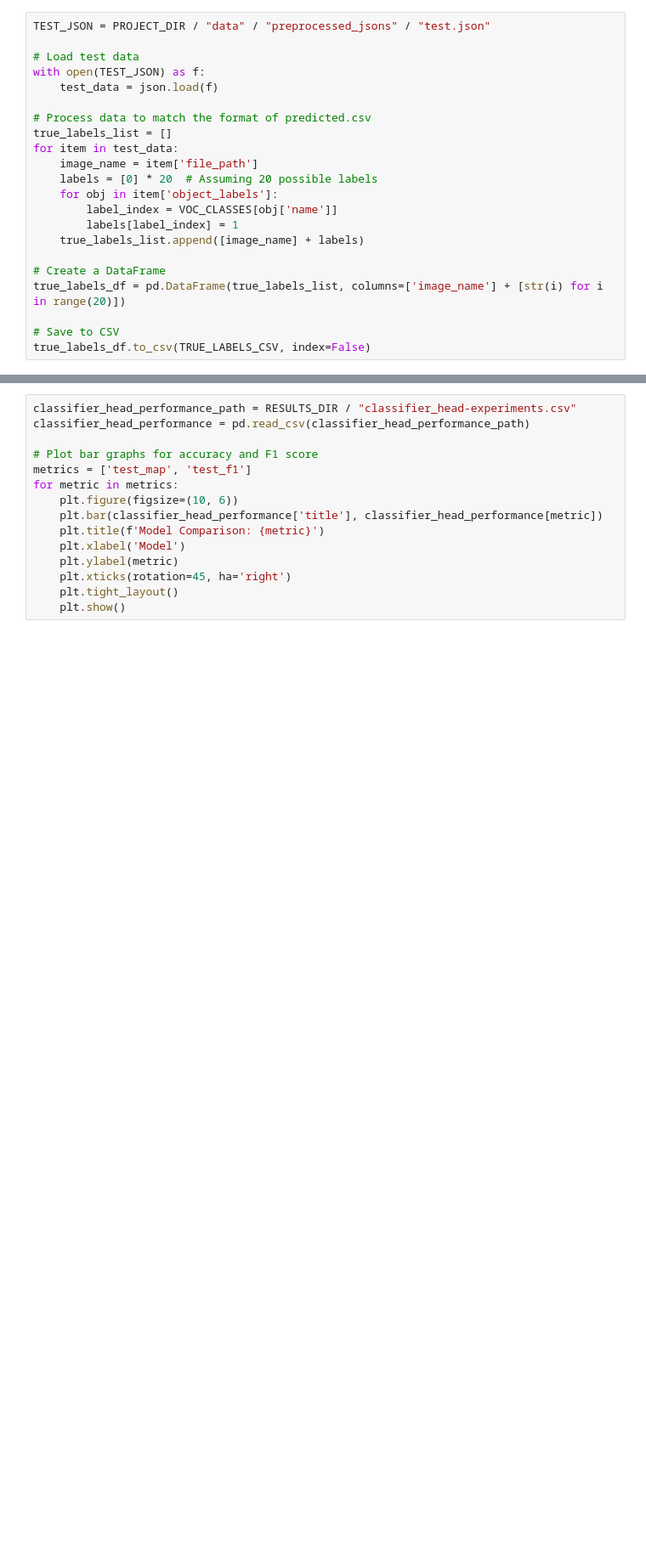
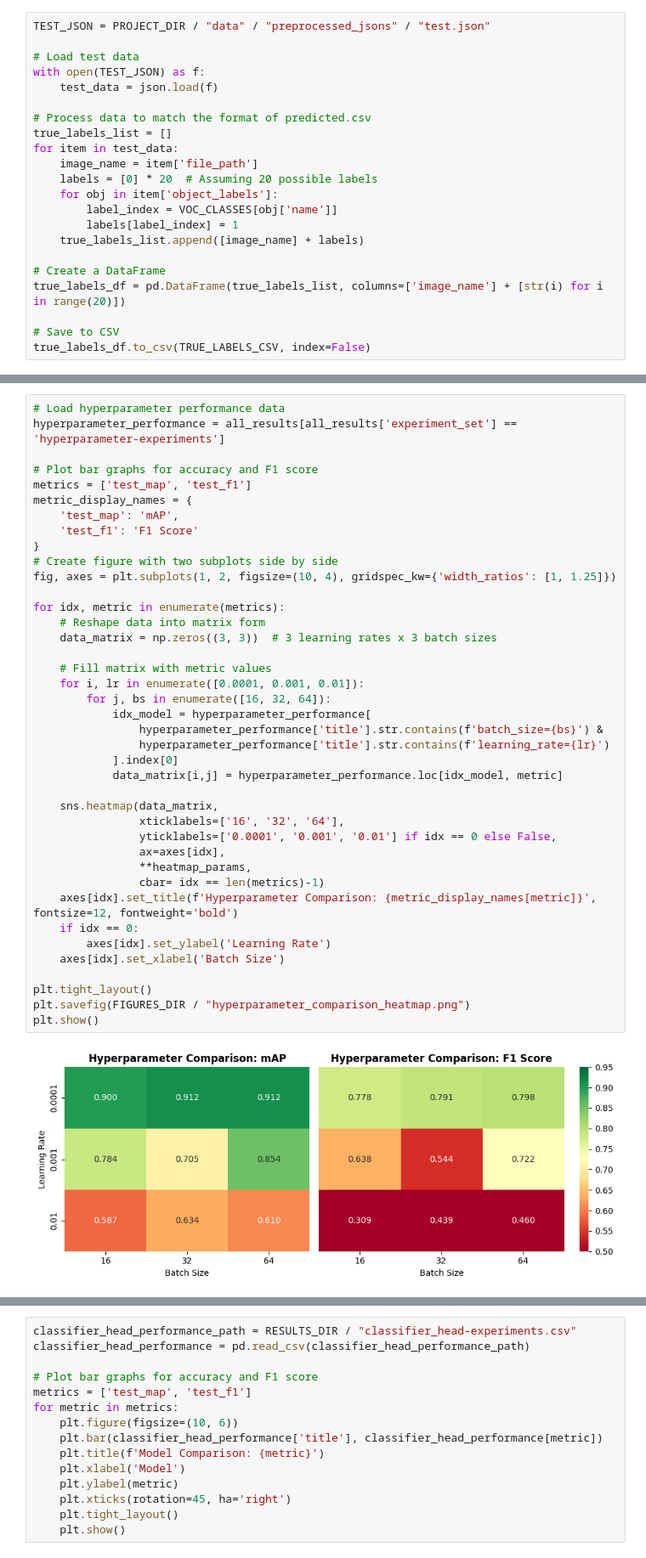
Before and after one commit to ZachParent/mai-object-recognition, a Jupyter notebook: practicals/p1/notes/1.1_results_analysis.ipynb, the cells around one changed output, grey strips where cells are left out. Shown at 85% size. Cells and saved outputs as stored; diff of their text form; blank space fills up the shorter version.

```diff
--- a/practicals/p1/notes/1.1_results_analysis.ipynb
+++ b/practicals/p1/notes/1.1_results_analysis.ipynb
@@ -99,0 +110,42 @@ for metric in metrics:
+# %%
+# Load hyperparameter performance data
+hyperparameter_performance = all_results[all_results['experiment_set'] == 'hyperparameter-experiments']
+
+# Plot bar graphs for accuracy and F1 score
+metrics = ['test_map', 'test_f1']
+metric_display_names = {
+    'test_map': 'mAP',
+    'test_f1': 'F1 Score'
+}
+# Create figure with two subplots side by side
+fig, axes = plt.subplots(1, 2, figsize=(10, 4), gridspec_kw={'width_ratios': [1, 1.25]})
+
+for idx, metric in enumerate(metrics):
+    # Reshape data into matrix form
+    data_matrix = np.zeros((3, 3))  # 3 learning rates x 3 batch sizes
+
+    # Fill matrix with metric values
+    for i, lr in enumerate([0.0001, 0.001, 0.01]):
+        for j, bs in enumerate([16, 32, 64]):
+            idx_model = hyperparameter_performance[
+                hyperparameter_performance['title'].str.contains(f'batch_size={bs}') &
+                hyperparameter_performance['title'].str.contains(f'learning_rate={lr}')
+            ].index[0]
+            data_matrix[i,j] = hyperparameter_performance.loc[idx_model, metric]
+
+    sns.heatmap(data_matrix,
+                xticklabels=['16', '32', '64'],
+                yticklabels=['0.0001', '0.001', '0.01'] if idx == 0 else False,
+                ax=axes[idx],
+                **heatmap_params,
+                cbar= idx == len(metrics)-1)
+    axes[idx].set_title(f'Hyperparameter Comparison: {metric_display_names[metric]}', fontsize=12, fontweight='bold')
+    if idx == 0:
+        axes[idx].set_ylabel('Learning Rate')
+    axes[idx].set_xlabel('Batch Size')
+
+plt.tight_layout()
+plt.savefig(FIGURES_DIR / "hyperparameter_comparison_heatmap.png")
+plt.show()
+# %% [output]
+[figure, added]
```
Also changed, not shown: parts of 7 cells of this notebook, 5 other files.
